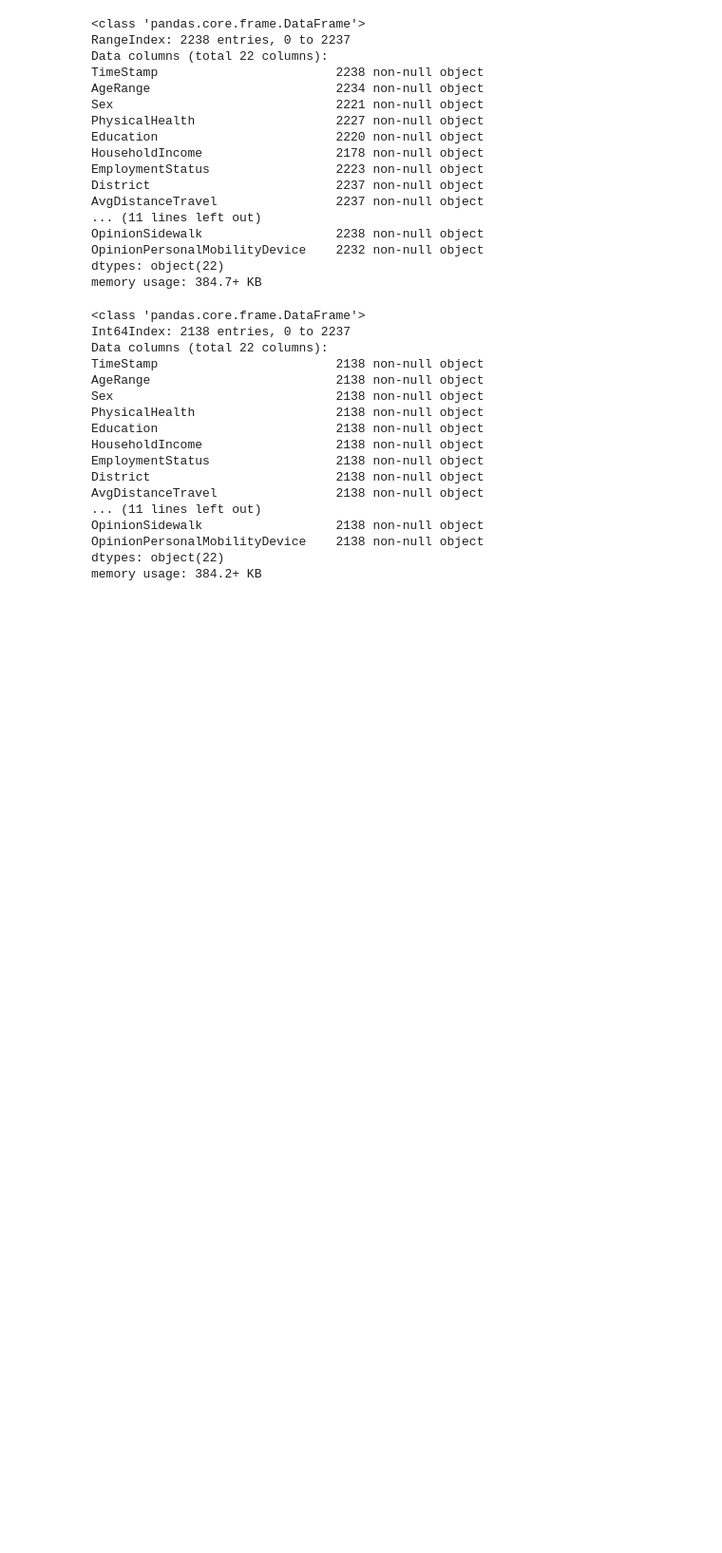
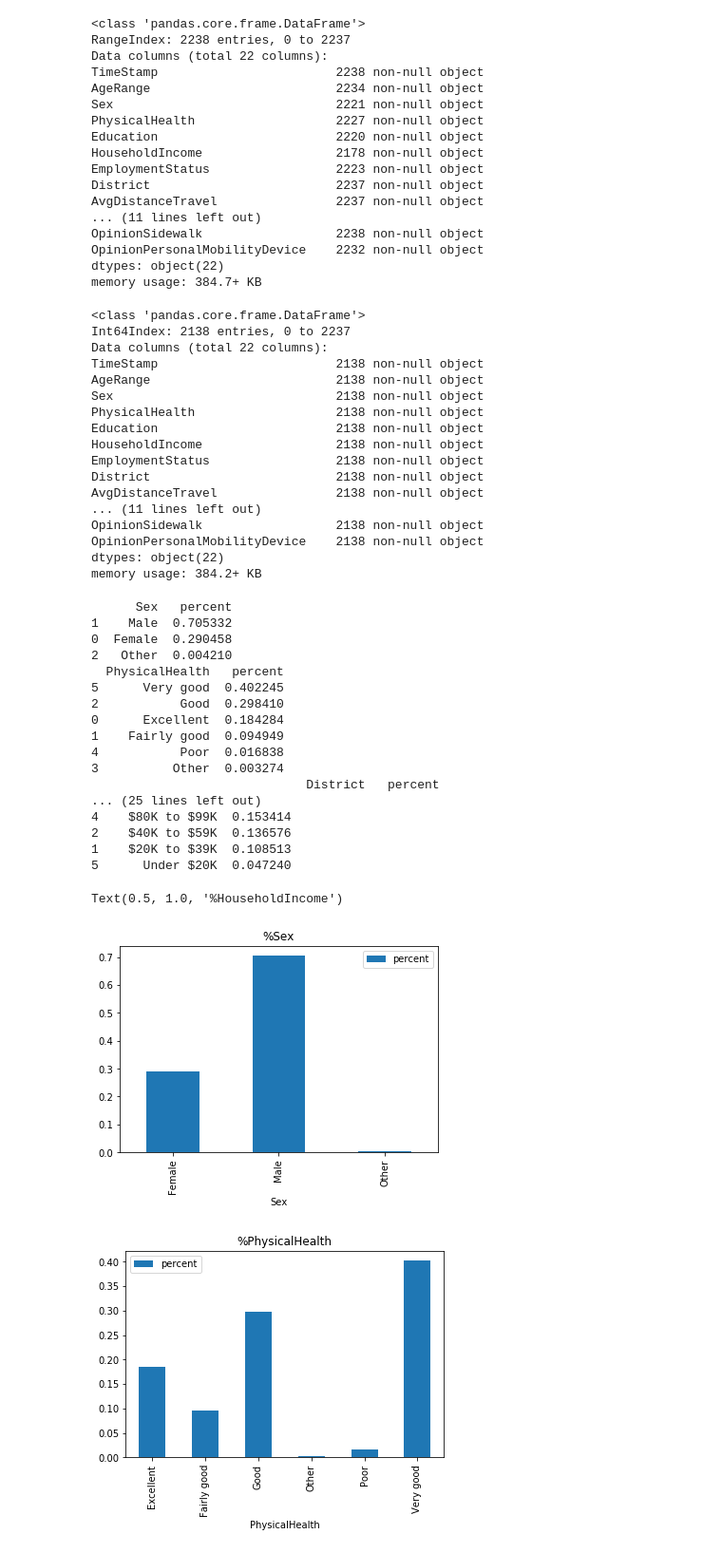
Before and after one commit to nilesh2901/e-bike-survey, a Jupyter notebook: code/e-bike-survey.ipynb, the cells around one changed output. Shown: that part at 95% size. Cells and saved outputs as stored; diff of their text form; code cells hidden in the pictures; blank space fills up the shorter version.

Commit message:
User Demographics: group that is most likely to use e-bikes

```diff
--- a/code/e-bike-survey.ipynb
+++ b/code/e-bike-survey.ipynb
@@ -295,3 +295,53 @@ survey = new_feature_from_value(survey,'conflict between two e-bikers','Witnesse
 
 
 #survey[['WitnessedCollisionConflict','WitnessedCollisionConflict_I am not aware of any conflicts on the trails','WitnessedCollisionConflict_conflict between cyclists and pedestrians','WitnessedCollisionConflict_conflict between an e-biker and a pedestrian','WitnessedCollisionConflict_conflict between e-biker and a cyclist','WitnessedCollisionConflict_conflict relating to a dog(s)','WitnessedCollisionConflict_pedestrians and/or runners','WitnessedCollisionConflict_conflict relating to an in-line skater','WitnessedCollisionConflict_conflict between two cyclists','WitnessedCollisionConflict_conflict between an e-biker and a pedestrian','WitnessedCollisionConflict_conflict between two e-bikers']]
+# %%
+### presents the user characteristics of the e-bike survey respondents.
+import matplotlib.pyplot as plt
+
+#print(survey.head())
+#print(survey.info())
+sex_grouped = (survey.groupby('Sex')['Sex'].count() / len(survey)).reset_index(name='percent')
+print(sex_grouped.sort_values(by='percent',ascending=False))
+sex_grouped.plot(kind='bar',x='Sex', y='percent').set_title('%Sex')
+
+health_grouped = (survey.groupby('PhysicalHealth')['PhysicalHealth'].count() / len(survey)).reset_index(name='percent')
+print(health_grouped.sort_values(by='percent',ascending=False))
+health_grouped.plot(kind='bar',x='PhysicalHealth', y='percent').set_title('%PhysicalHealth')
+
+district_grouped = (survey.groupby('District')['District'].count() / len(survey)).reset_index(name='percent')
+print(district_grouped.sort_values(by='percent',ascending=False))
+district_grouped.plot(kind='bar',x='District', y='percent').set_title('%District')
+
+education_grouped = (survey.groupby('Education')['Education'].count() / len(survey)).reset_index(name='percent')
+print(education_grouped.sort_values(by='percent',ascending=False))
+education_grouped.plot(kind='bar',x='Education', y='percent').set_title('%Education')
+
+employment_grouped = (survey.groupby('EmploymentStatus')['EmploymentStatus'].count() / len(survey)).reset_index(name='percent')
+print(employment_grouped.sort_values(by='percent',ascending=False))
+employment_grouped.plot(kind='bar',x='EmploymentStatus', y='percent').set_title('%EmploymentStatus')
+
+income_grouped = (survey.groupby('HouseholdIncome')['HouseholdIncome'].count() / len(survey)).reset_index(name='percent')
+print(income_grouped.sort_values(by='percent',ascending=False))
+income_grouped.plot(kind='bar',x='HouseholdIncome', y='percent').set_title('%HouseholdIncome')
+# %% [output]
+      Sex   percent
+1    Male  0.705332
+0  Female  0.290458
+2   Other  0.004210
+  PhysicalHealth   percent
+5      Very good  0.402245
+2           Good  0.298410
+0      Excellent  0.184284
+1    Fairly good  0.094949
+4           Poor  0.016838
+3          Other  0.003274
+                             District   percent
+... (25 lines left out)
+4    $80K to $99K  0.153414
+2    $40K to $59K  0.136576
+1    $20K to $39K  0.108513
+5      Under $20K  0.047240
+Text(0.5, 1.0, '%HouseholdIncome')
+[figure, added]
+[figure, added]
```
Also changed, not shown: parts of 1 cell of this notebook.
